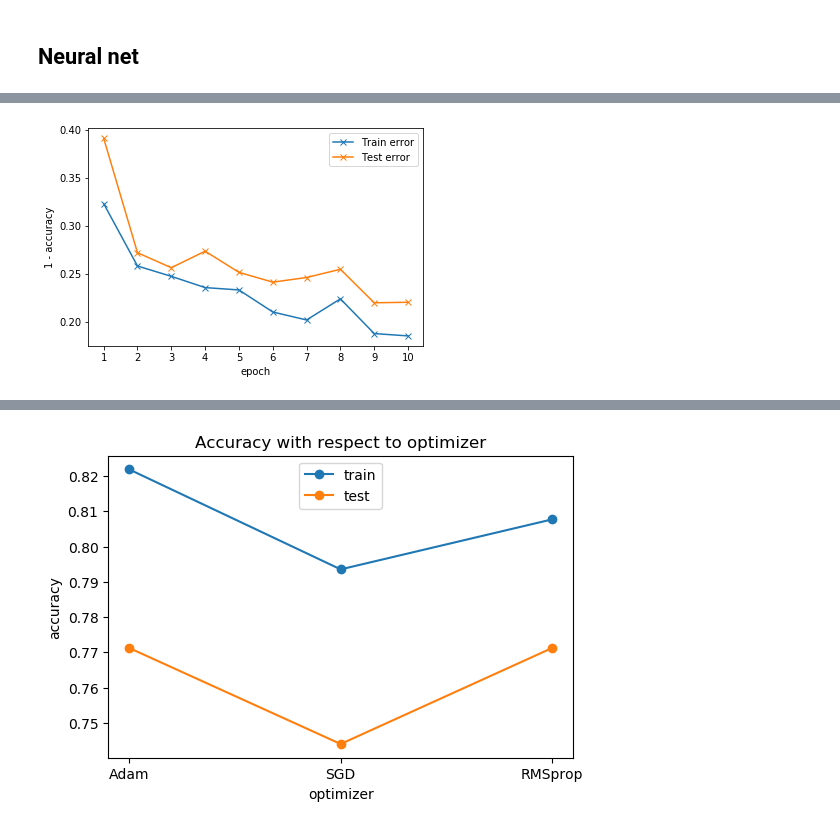
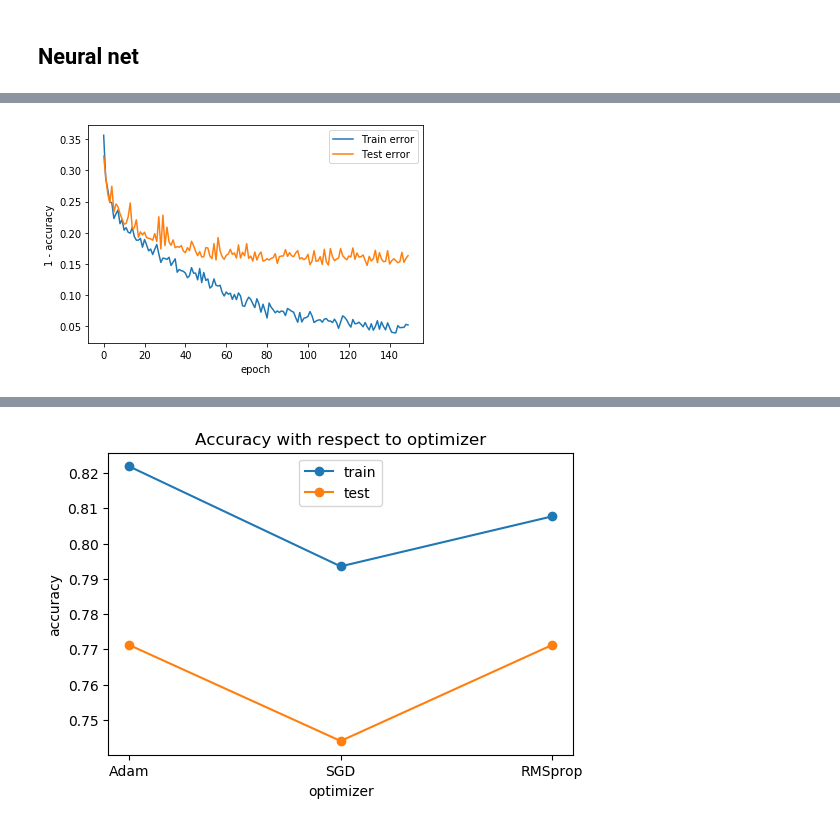
Before and after one commit to JulesBelveze/pytorch-tutorial-computer-vision, a Jupyter notebook: hotdog_nothotdog/Hotdog_Nothotdog.ipynb, the cells around one changed output, grey strips where cells are left out. Cells and saved outputs as stored; diff of their text form; code cells hidden in the pictures.

```diff
--- a/hotdog_nothotdog/Hotdog_Nothotdog.ipynb
+++ b/hotdog_nothotdog/Hotdog_Nothotdog.ipynb
@@ -48,11 +48,13 @@ Feel free to use something else than $128\times128$ images.
 # %%
 size = 256
 train_transform = transforms.Compose([
-                                    transforms.CenterCrop((size,size)),
+                                    transforms.RandomResizedCrop((size,size)),
                                     transforms.RandomHorizontalFlip(),
                                     transforms.ToTensor(),
                                     transforms.Normalize(mean=[.5,.5,.5], std=[.5,.5,.5])])
-test_transform = transforms.Compose([transforms.CenterCrop((size, size)),
+test_transform = transforms.Compose([
+                                    transforms.Resize(size),
+                                    transforms.CenterCrop((size, size)),
                                     transforms.ToTensor(),
                                     transforms.Normalize(mean=[.5,.5,.5], std=[.5,.5,.5])])
 
@@ -190,7 +192,7 @@ model.to(device)
 loss_function = torch.nn.CrossEntropyLoss()
 optimizer = torch.optim.Adam(model.parameters(), lr=.0001)
 
-train_acc, test_acc = train(model, optimizer, loss_function, num_epochs=10)
+train_acc, test_acc = train(model, optimizer, loss_function, num_epochs=150)
 
 torch.save(model.state_dict(), "hotdog.pth")
 # %% [output]
@@ -210,17 +212,16 @@ Accuracy train: 79.1%    test: 77.0%
 # %%
 error_train = [1-elt for elt in train_acc]
 error_test = [1-elt for elt in test_acc]
 
 plt.figure()
-plt.plot(error_train, marker="x")
-plt.plot(error_test, marker="x")
+plt.plot(error_train)
+plt.plot(error_test)
 plt.legend(["Train error", "Test error"]);
-plt.xticks(range(10), range(1,11));
 plt.xlabel("epoch");
 plt.ylabel("1 - accuracy");
 plt.savefig("accuracy_model.png");
 # %% [output]
-[figure, old version]
+[figure, new version]
 # %%
 # tuning optimizer
 # running each optimizer 3 times to be more precise
```
Also changed, not shown: parts of 3 cells of this notebook, 2 other files.
